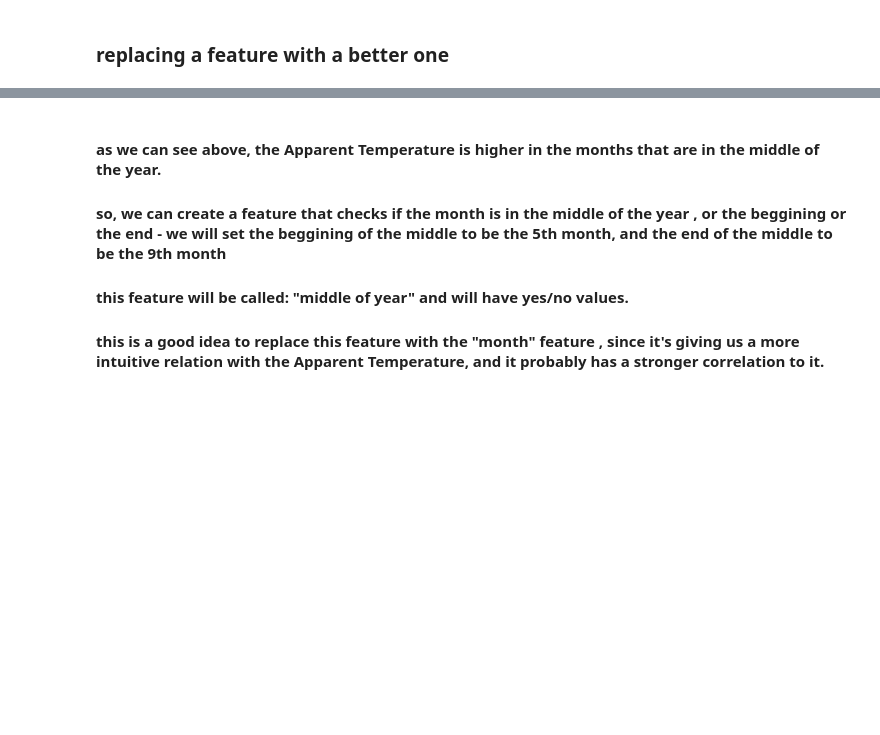
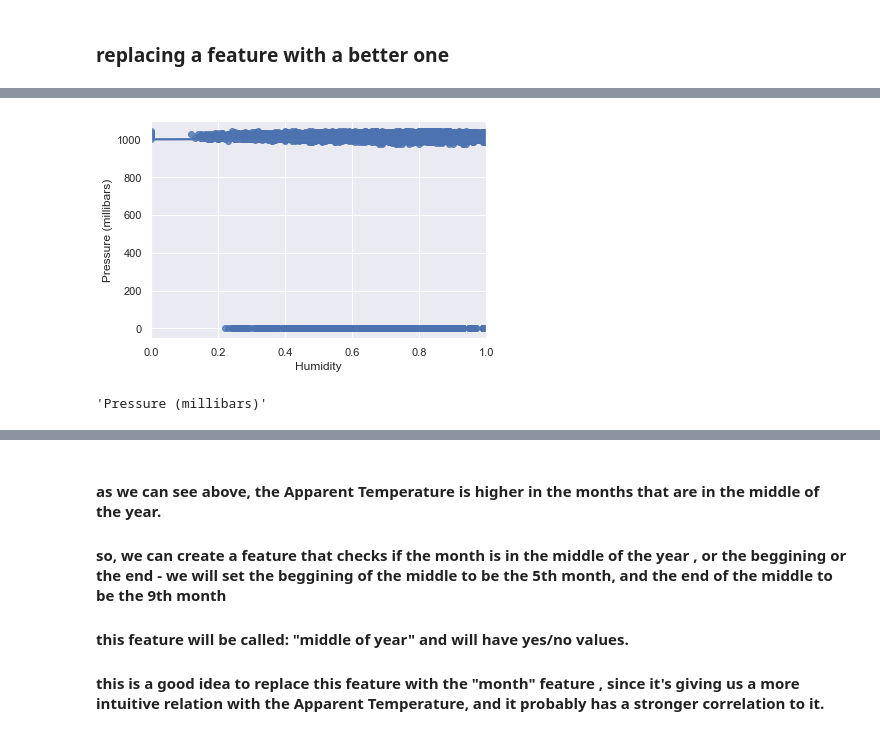
Before and after one commit to BabyBlue555/firstYear-semA-project, a Jupyter notebook: Predicting the Apparent Temperature.ipynb, the cells around one changed output, grey strips where cells are left out. Drawn from its saved outputs; the diff is of its cells as text; code cells hidden in the pictures; blank space fills up the shorter version.

```diff
--- a/Predicting the Apparent Temperature.ipynb
+++ b/Predicting the Apparent Temperature.ipynb
@@ -287 +330,10 @@ sns.pairplot(weather, x_vars=['month'], y_vars='Apparent Temperature (C)', heigh
+# %%
+import seaborn as sns; sns.set_theme(color_codes=True)
+ax = sns.regplot(x='Humidity', y="Pressure (millibars)", data=weather)
+# %% [output]
+[figure, added]
+# %%
+'Pressure (millibars)'
+# %% [output]
+'Pressure (millibars)'
 # %%
```
Also changed, not shown: parts of 129 cells of this notebook.
